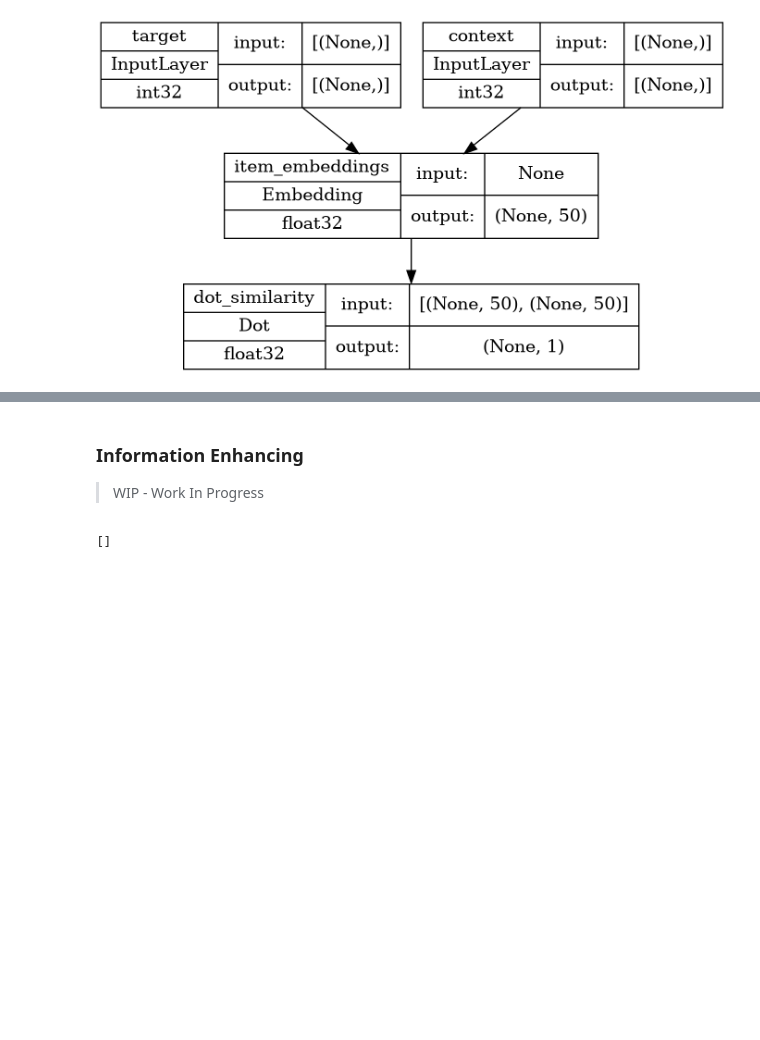
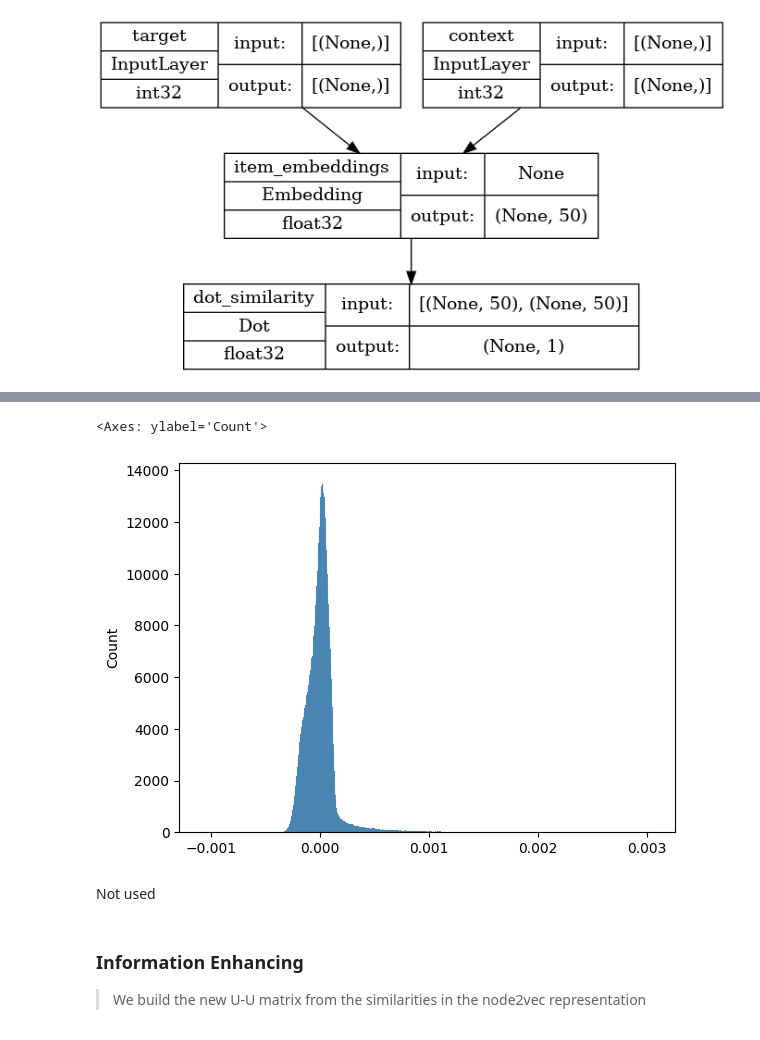
Before and after one commit to ermahechap/NS4DA_projects, a Jupyter notebook: FinalProject/Recommender.ipynb, the cells around one changed output, grey strips where cells are left out. Drawn from its saved outputs; the diff is of its cells as text; code cells hidden in the pictures; blank space fills up the shorter version.

```diff
--- a/FinalProject/Recommender.ipynb
+++ b/FinalProject/Recommender.ipynb
@@ -458,0 +483,2 @@ plt.show()
+# %%
+model = keras.models.load_model('trained_models/node2vec_1')
@@ -458,0 +488,8 @@ plt.show()
+# %%
+embeddings = model.get_layer("item_embeddings").get_weights()[0]
+# %%
+similarities = tf.linalg.matmul(
+    tf.math.l2_normalize(embeddings),
+    tf.math.l2_normalize(embeddings),
+    transpose_b=True
+).numpy()
@@ -458,0 +498,17 @@ plt.show()
+# %%
+# Build network using original user ids.
+new_uu_edges = []
+for i in range(len(similarities)):
+    for j in range(i+1, len(similarities)):
+        u, v = vocabulary[i], vocabulary[j]
+        new_uu_edges.append((f"U-{u}", f"U-{v}", {'s': similarities[i , j]}))
+
+S_e = nx.Graph(new_uu_edges)
+# %%
+weights = [e[2]['s'] for e in S_e.edges(data=True)]
+sns.histplot(weights)
+# %% [output]
+<Axes: ylabel='Count'>
+[figure, added]
+# %% [markdown]
+Not used
@@ -459,4 +554,4 @@ plt.show()
 # %% [markdown]
 ### Information Enhancing
 
-> WIP - Work In Progress
+> We build the new U-U matrix from the similarities in the node2vec representation
@@ -467,5 +557,0 @@ i = "I-10"
-# %%
-# sorted([u[0] for u in G.adj[i].items() if u[1]['s'] in rate_range], reverse=True)
-[v[0] for v in S_e.adj[u].items() if v[1].get('s', -1) > 0]
-# %% [output]
-[]
```
Also changed, not shown: parts of 31 cells of this notebook.
